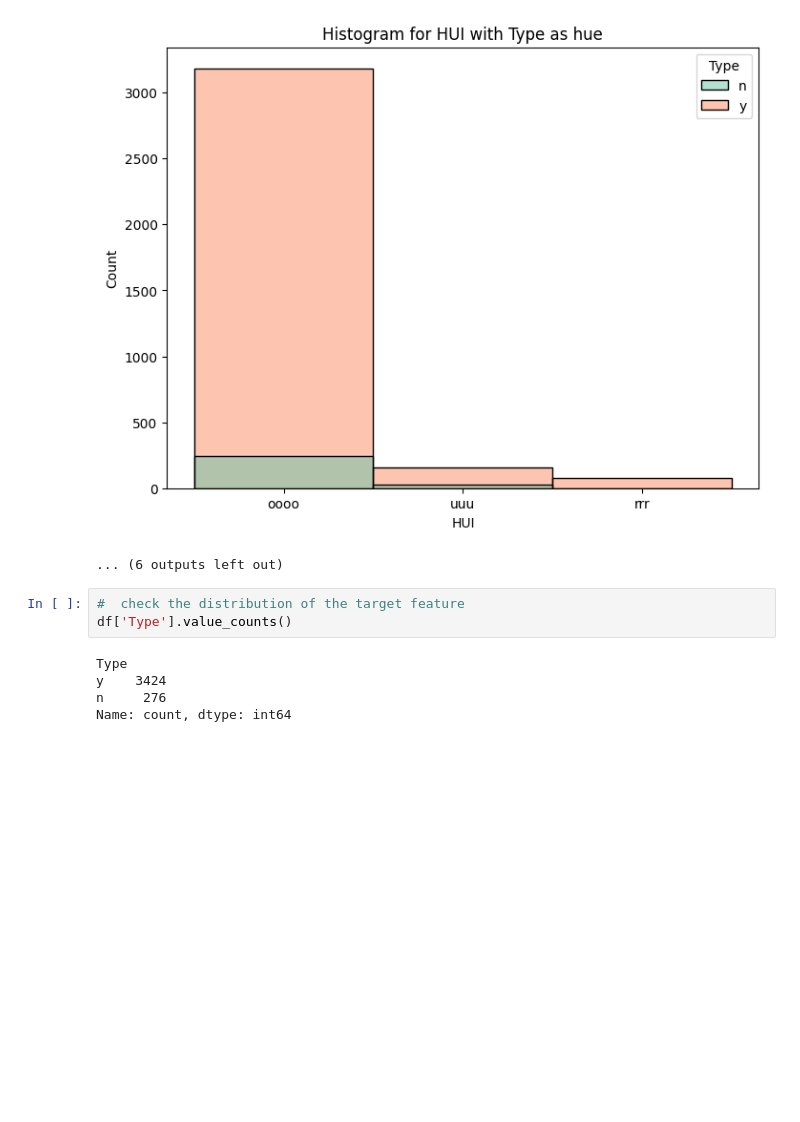
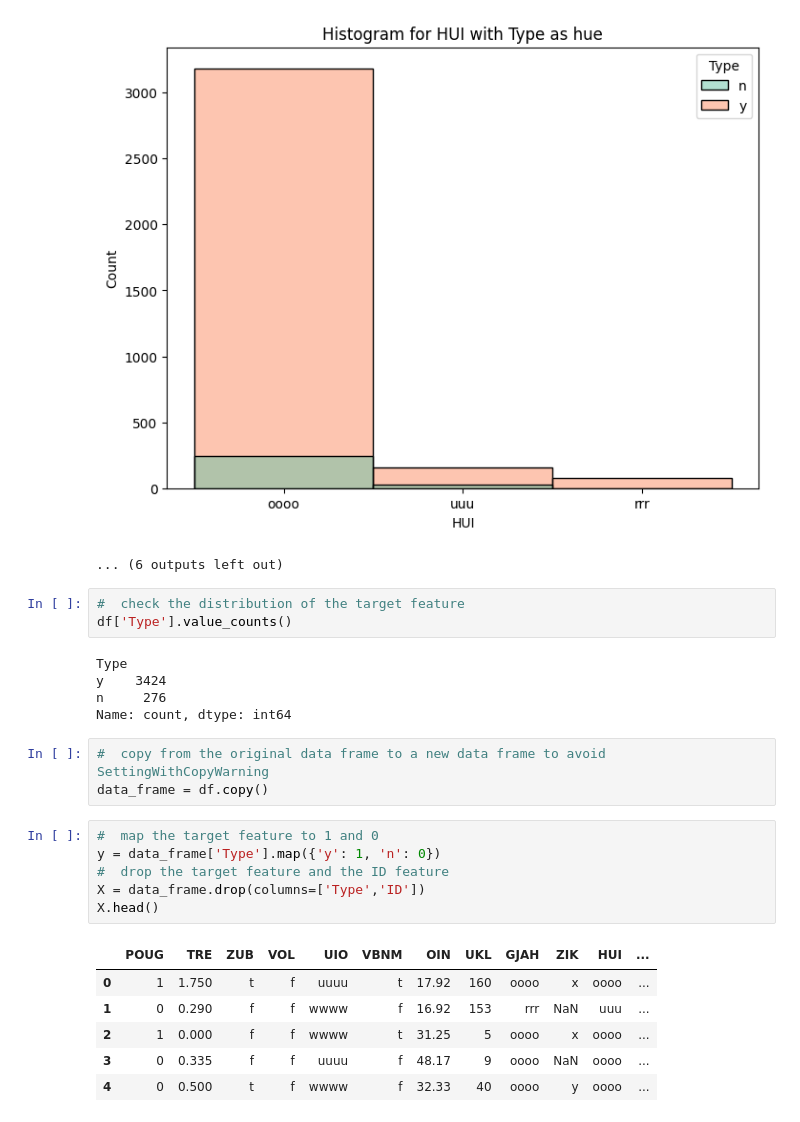
Before and after one commit to MohamedAdelNaguib/Multimodal-Bsed-Meme-Generation, a Jupyter notebook: binary_classifier/src/solution.ipynb, the cells around one changed output. Saved outputs shown, nothing was run; the diff lists cells and outputs as text; blank space fills up the shorter version.

```diff
--- a/binary_classifier/src/solution.ipynb
+++ b/binary_classifier/src/solution.ipynb
@@ -249,3 +249,19 @@ Type
 y    3424
 n     276
 Name: count, dtype: int64
+# %%
+#  copy from the original data frame to a new data frame to avoid SettingWithCopyWarning
+data_frame = df.copy()
+# %%
+#  map the target feature to 1 and 0
+y = data_frame['Type'].map({'y': 1, 'n': 0})
+#  drop the target feature and the ID feature
+X = data_frame.drop(columns=['Type','ID'])
+X.head()
+# %% [output]
+|  | POUG | TRE | ZUB | VOL | UIO | VBNM | OIN | UKL | GJAH | ZIK | HUI | ... |
+| 0 | 1 | 1.750 | t | f | uuuu | t | 17.92 | 160 | oooo | x | oooo | ... |
+| 1 | 0 | 0.290 | f | f | wwww | f | 16.92 | 153 | rrr | NaN | uuu | ... |
+| 2 | 1 | 0.000 | f | f | wwww | t | 31.25 | 5 | oooo | x | oooo | ... |
+| 3 | 0 | 0.335 | f | f | uuuu | f | 48.17 | 9 | oooo | NaN | oooo | ... |
+| 4 | 0 | 0.500 | t | f | wwww | f | 32.33 | 40 | oooo | y | oooo | ... |
```
Also changed, not shown: parts of 2 cells of this notebook.
